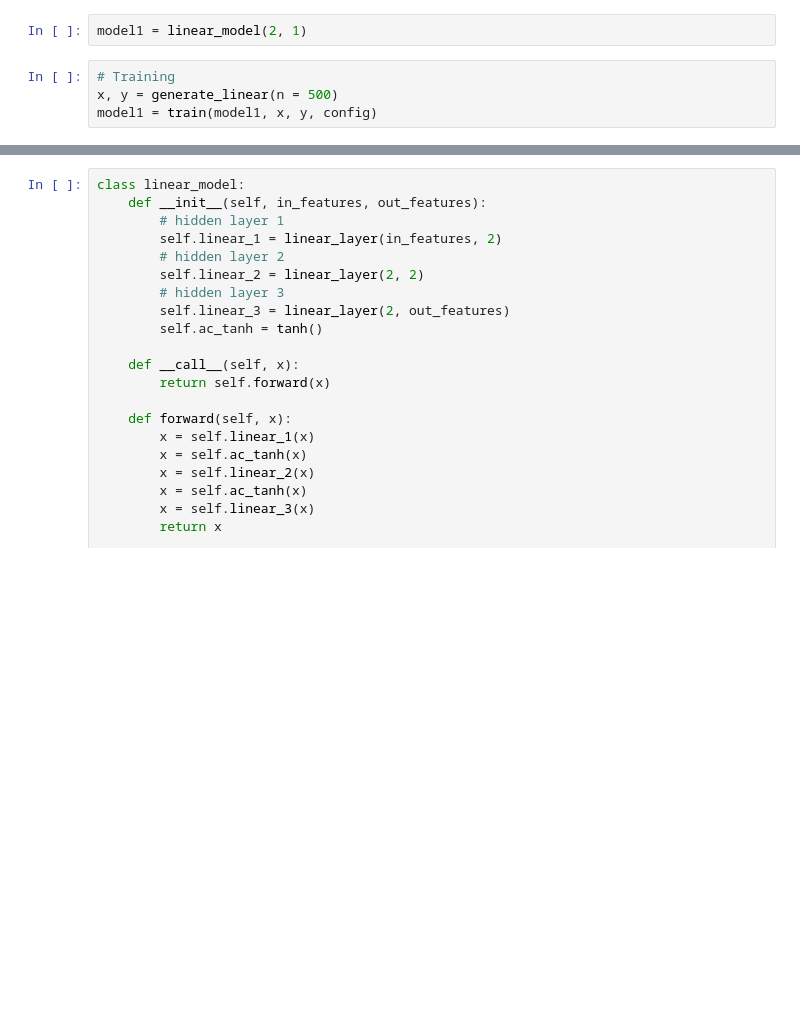
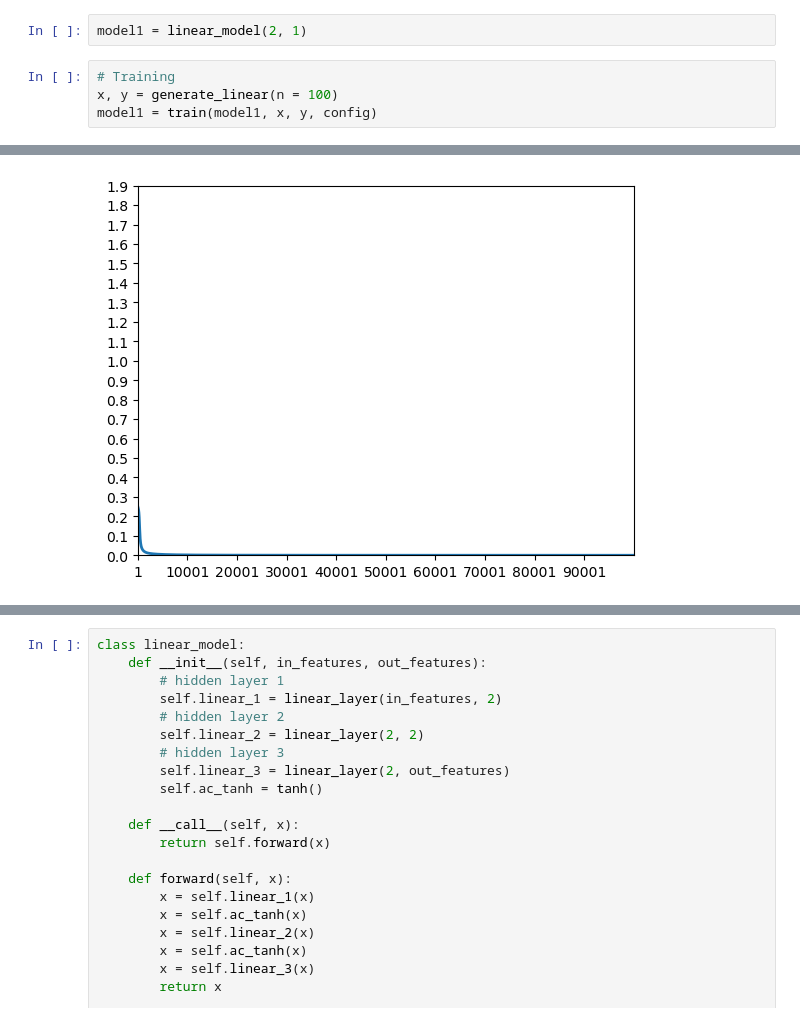
Before and after one commit to yeeecheng/2022-DeepLearning-Course-Lab, a Jupyter notebook: Lab1/main.ipynb, the cells around one changed output, grey strips where cells are left out. Saved outputs shown, nothing was run; the diff lists cells and outputs as text; blank space fills up the shorter version.

```diff
--- a/Lab1/main.ipynb
+++ b/Lab1/main.ipynb
@@ -143,6 +166,6 @@ config = {
 model1 = linear_model(2, 1)
 # %%
 # Training
-x, y = generate_linear(n = 500)
+x, y = generate_linear(n = 100)
 model1 = train(model1, x, y, config)
 # %% [output]
@@ -169,3 +192,4 @@ Epoch: 100000, Loss: 0.0006227251210676546
+[figure, added]
 # %%
 # Testing
 x, y = generate_linear(n= 100)
```
Also changed, not shown: parts of 9 cells of this notebook, 3 other files.
